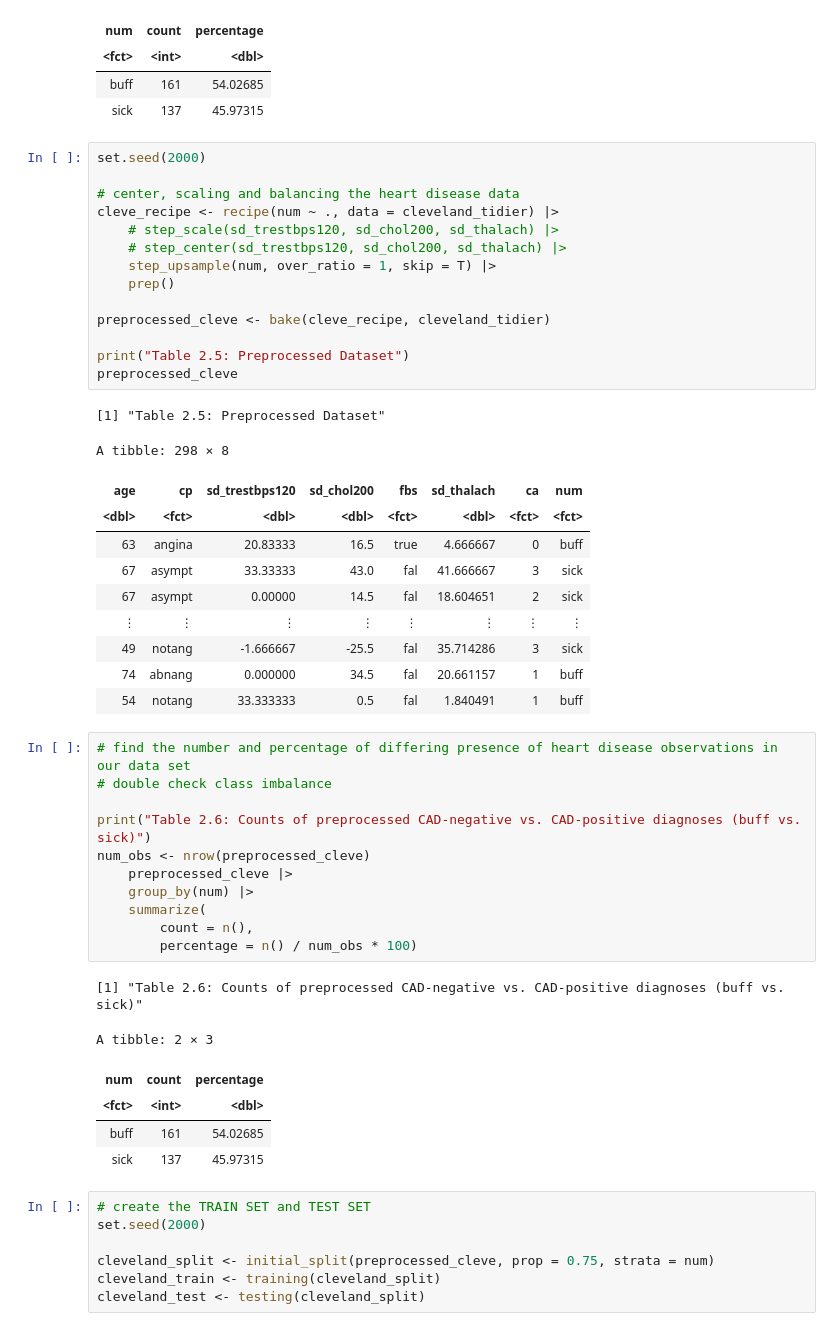
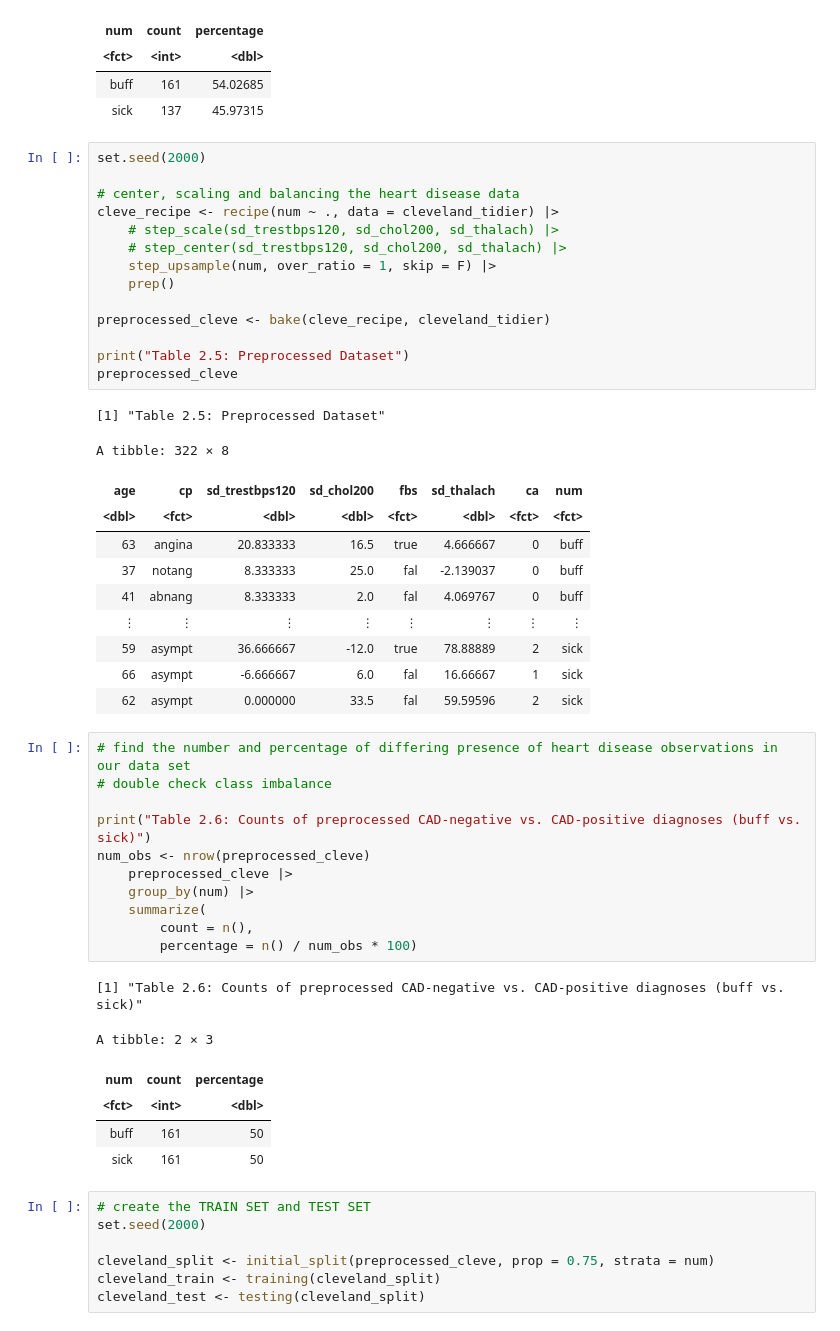
Before and after one commit to JennWan/Group_Project, a Jupyter notebook: newcleveland_2.ipynb, the cells around one changed output. Cells and saved outputs as stored; diff of their text form.

```diff
--- a/newcleveland_2.ipynb
+++ b/newcleveland_2.ipynb
@@ -316,29 +316,29 @@ A tibble: 2 × 3
 # %%
 set.seed(2000)
 
 # center, scaling and balancing the heart disease data
 cleve_recipe <- recipe(num ~ ., data = cleveland_tidier) |>
     # step_scale(sd_trestbps120, sd_chol200, sd_thalach) |>
     # step_center(sd_trestbps120, sd_chol200, sd_thalach) |>
-    step_upsample(num, over_ratio = 1, skip = T) |>
+    step_upsample(num, over_ratio = 1, skip = F) |>
     prep()
 
 preprocessed_cleve <- bake(cleve_recipe, cleveland_tidier)
 
 print("Table 2.5: Preprocessed Dataset")
 preprocessed_cleve
 # %% [output]
 [1] "Table 2.5: Preprocessed Dataset"
-A tibble: 298 × 8
+A tibble: 322 × 8
 | age | cp | sd_trestbps120 | sd_chol200 | fbs | sd_thalach | ca | num |
 | <dbl> | <fct> | <dbl> | <dbl> | <fct> | <dbl> | <fct> | <fct> |
-| 63 | angina | 20.83333 | 16.5 | true | 4.666667 | 0 | buff |
-| 67 | asympt | 33.33333 | 43.0 | fal | 41.666667 | 3 | sick |
-| 67 | asympt | 0.00000 | 14.5 | fal | 18.604651 | 2 | sick |
+| 63 | angina | 20.833333 | 16.5 | true | 4.666667 | 0 | buff |
+| 37 | notang | 8.333333 | 25.0 | fal | -2.139037 | 0 | buff |
+| 41 | abnang | 8.333333 | 2.0 | fal | 4.069767 | 0 | buff |
 | ⋮ | ⋮ | ⋮ | ⋮ | ⋮ | ⋮ | ⋮ | ⋮ |
-| 49 | notang | -1.666667 | -25.5 | fal | 35.714286 | 3 | sick |
-| 74 | abnang | 0.000000 | 34.5 | fal | 20.661157 | 1 | buff |
-| 54 | notang | 33.333333 | 0.5 | fal | 1.840491 | 1 | buff |
+| 59 | asympt | 36.666667 | -12.0 | true | 78.88889 | 2 | sick |
+| 66 | asympt | -6.666667 | 6.0 | fal | 16.66667 | 1 | sick |
+| 62 | asympt | 0.000000 | 33.5 | fal | 59.59596 | 2 | sick |
 # %%
 # find the number and percentage of differing presence of heart disease observations in our data set
 # double check class imbalance
@@ -355,8 +355,8 @@ num_obs <- nrow(preprocessed_cleve)
 A tibble: 2 × 3
 | num | count | percentage |
 | <fct> | <int> | <dbl> |
-| buff | 161 | 54.02685 |
-| sick | 137 | 45.97315 |
+| buff | 161 | 50 |
+| sick | 161 | 50 |
 # %%
 # create the TRAIN SET and TEST SET
 set.seed(2000)
```
Also changed, not shown: parts of 9 cells of this notebook.
